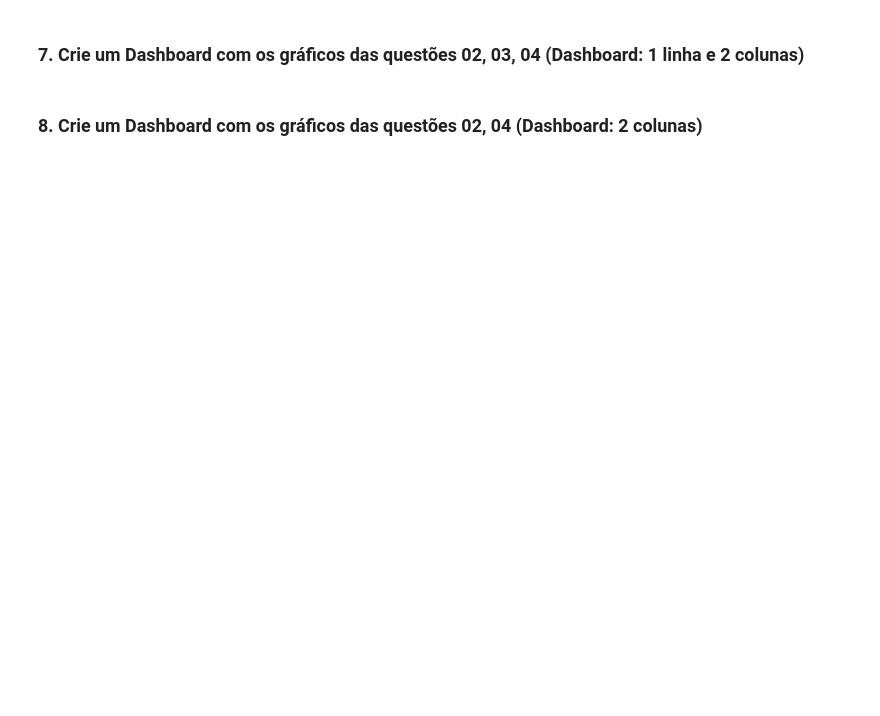
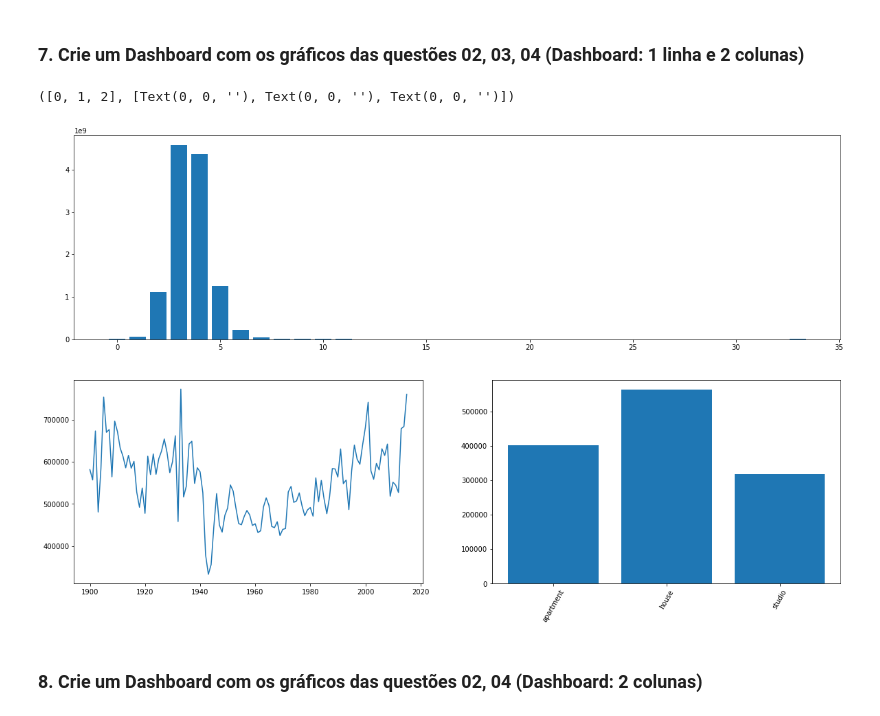
Before and after one commit to AndreAyryloon/HR_Company, a Jupyter notebook: Perguntas_de_negocio_3.ipynb, the cells around one changed output. Drawn from its saved outputs; the diff is of its cells as text; code cells hidden in the pictures; blank space fills up the shorter version.

```diff
--- a/Perguntas_de_negocio_3.ipynb
+++ b/Perguntas_de_negocio_3.ipynb
@@ -98,4 +114,30 @@ by_year = df[['price', 'yr_built']].groupby('yr_built').mean().reset_index()
 # %% [markdown]
 ### 7. Crie um Dashboard com os gráficos das questões 02, 03, 04 (Dashboard: 1 linha e 2 colunas)
+# %%
+fig = plt.figure(figsize=(20, 12))
+specs = gridspec.GridSpec(ncols=2, nrows=2, figure=fig)
+
+ax1 = fig.add_subplot(specs[0, :]) #First row
+ax2 = fig.add_subplot(specs[1, 0]) #Second row - First column
+ax3 = fig.add_subplot(specs[1, 1]) #Second row - Second column
+
+
+#Grafico 2
+by_bedrooms = df[['price', 'bedrooms']].groupby('bedrooms').sum().reset_index()
+ax1.bar(by_bedrooms['bedrooms'], by_bedrooms['price'])
+
+
+#Grafico 3
+by_year = df[['price', 'yr_built']].groupby('yr_built').mean().reset_index()
+ax2.plot(by_year['yr_built'], by_year['price'])
+
+
+#Grafico 4
+by_dorm_type = df[['price', 'dormitory_type']].groupby('dormitory_type').mean().reset_index()
+ax3.bar(by_dorm_type['dormitory_type'], by_dorm_type['price'])
+plt.xticks(rotation=60)
+# %% [output]
+([0, 1, 2], [Text(0, 0, ''), Text(0, 0, ''), Text(0, 0, '')])
+[figure, added]
 # %% [markdown]
 ### 8. Crie um Dashboard com os gráficos das questões 02, 04 (Dashboard: 2 colunas)
```
Also changed, not shown: parts of 5 cells of this notebook.
